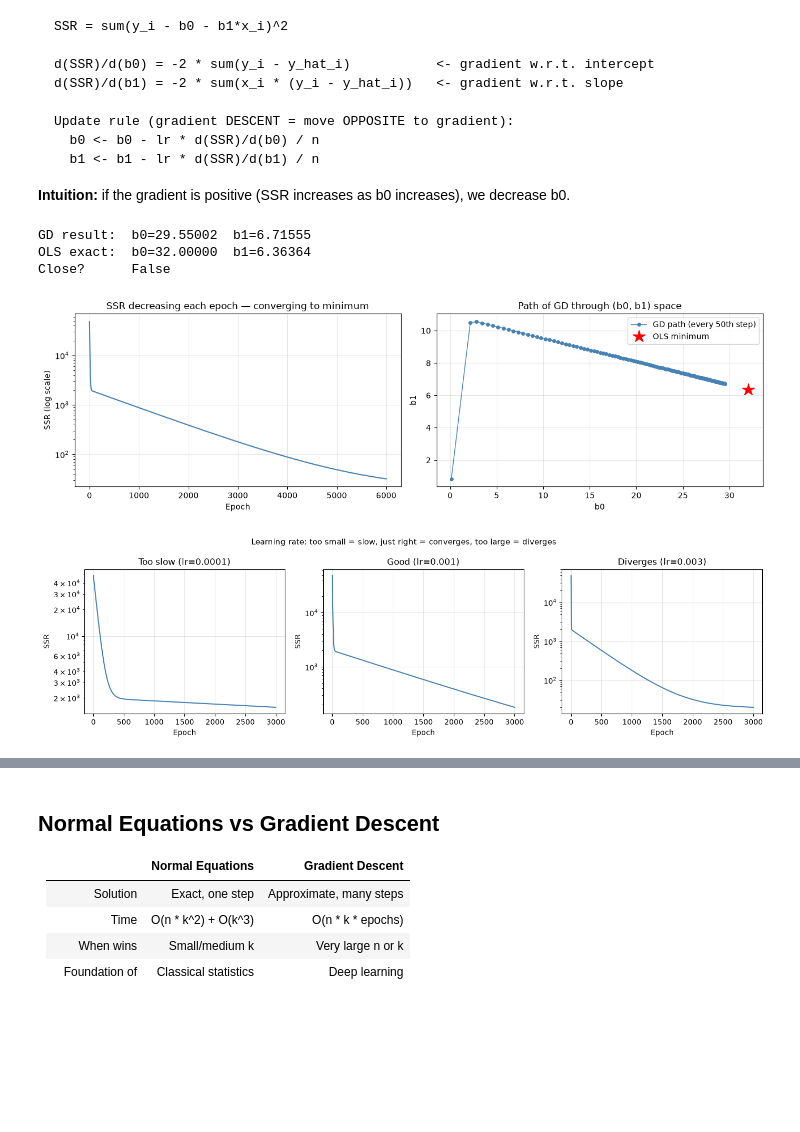
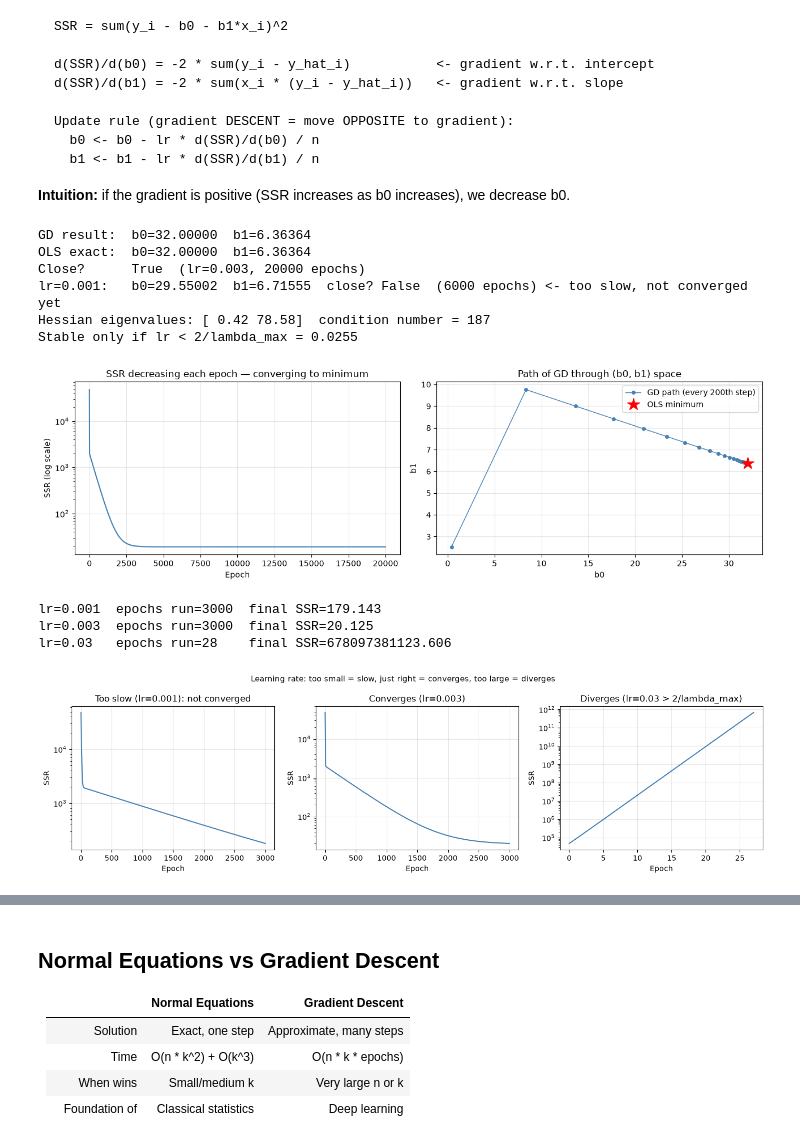
Before and after one commit to Ramu-DE/ML-LinerRegression, a Jupyter notebook: notebooks/NB15_Gradient_Descent.ipynb, the cells around one changed output, grey strips where cells are left out. Saved outputs shown, nothing was run; the diff lists cells and outputs as text; code cells hidden in the pictures; blank space fills up the shorter version.

```diff
--- a/notebooks/NB15_Gradient_Descent.ipynb
+++ b/notebooks/NB15_Gradient_Descent.ipynb
@@ -92,7 +93,10 @@ def gradient_descent(X, y, lr=0.001, epochs=5000):
         history['b0'].append(b0); history['b1'].append(b1)
     return b0, b1, history
 
-b0_gd, b1_gd, hist = gradient_descent(X, y, lr=0.001, epochs=6000)
+# lr=0.003 converges on this raw-x data (it needs ~20,000 epochs because x is not standardised);
+# lr=0.001 is far too slow — still well off after 6,000 epochs
+b0_gd, b1_gd, hist = gradient_descent(X, y, lr=0.003, epochs=20000)
+b0_slow, b1_slow, _ = gradient_descent(X, y, lr=0.001, epochs=6000)
 
 # OLS exact solution
 xbar, ybar = X.mean(), y.mean()
@@ -101,7 +105,13 @@ b0_ols = ybar - b1_ols*xbar
 
 print(f"GD result:  b0={b0_gd:.5f}  b1={b1_gd:.5f}")
 print(f"OLS exact:  b0={b0_ols:.5f}  b1={b1_ols:.5f}")
-print(f"Close?      {np.allclose([b0_gd,b1_gd],[b0_ols,b1_ols],atol=0.01)}")
+print(f"Close?      {np.allclose([b0_gd,b1_gd],[b0_ols,b1_ols],atol=0.01)}  (lr=0.003, 20000 epochs)")
+print(f"lr=0.001:   b0={b0_slow:.5f}  b1={b1_slow:.5f}  close? {np.allclose([b0_slow,b1_slow],[b0_ols,b1_ols],atol=0.01)}  (6000 epochs) <- too slow, not converged yet")
+# Why so slow? The Hessian of mean-SSR is 2*[[1, mean(x)], [mean(x), mean(x^2)]]
+H = 2*np.array([[1, X.mean()], [X.mean(), (X**2).mean()]])
+eig = np.linalg.eigvalsh(H)
+print(f"Hessian eigenvalues: {eig.round(3)}  condition number = {eig.max()/eig.min():.0f}")
+print(f"Stable only if lr < 2/lambda_max = {2/eig.max():.4f}")
 
 fig, axes = plt.subplots(1, 2, figsize=(13, 4))
 axes[0].semilogy(hist['ssr'], color='steelblue', linewidth=1.5)
@@ -109,40 +119,48 @@ axes[0].set_xlabel('Epoch'); axes[0].set_ylabel('SSR (log scale)')
 axes[0].set_title('SSR decreasing each epoch — converging to minimum')
 axes[0].grid(alpha=0.3)
 
-axes[1].plot(hist['b0'][::50], hist['b1'][::50], 'o-', color='steelblue',
-             markersize=4, linewidth=1, label='GD path (every 50th step)')
+axes[1].plot(hist['b0'][::200], hist['b1'][::200], 'o-', color='steelblue',
+             markersize=4, linewidth=1, label='GD path (every 200th step)')
 axes[1].plot(b0_ols, b1_ols, 'r*', markersize=16, label='OLS minimum')
 axes[1].set_xlabel('b0'); axes[1].set_ylabel('b1')
 axes[1].set_title('Path of GD through (b0, b1) space')
 axes[1].legend(); axes[1].grid(alpha=0.3)
 plt.tight_layout(); plt.show()
 # %% [output]
-GD result:  b0=29.55002  b1=6.71555
+GD result:  b0=32.00000  b1=6.36364
 OLS exact:  b0=32.00000  b1=6.36364
-Close?      False
+Close?      True  (lr=0.003, 20000 epochs)
+lr=0.001:   b0=29.55002  b1=6.71555  close? False  (6000 epochs) <- too slow, not converged yet
+Hessian eigenvalues: [ 0.42 78.58]  condition number = 187
+Stable only if lr < 2/lambda_max = 0.0255
-[figure, old version]
+[figure, new version]
 # %%
-# Effect of learning rate
+# Effect of learning rate (raw, un-standardised x)
 import numpy as np, matplotlib.pyplot as plt
-
 fig, axes = plt.subplots(1, 3, figsize=(14, 4))
 for ax, lr, label in zip(axes,
-    [0.0001, 0.001, 0.003],
-    ['Too slow (lr=0.0001)', 'Good (lr=0.001)', 'Diverges (lr=0.003)']):
+    [0.001, 0.003, 0.03],
+    ['Too slow (lr=0.001): not converged', 'Converges (lr=0.003)', 'Diverges (lr=0.03 > 2/lambda_max)']):
     b0, b1 = 0., 0.
     ssrs = []
     for _ in range(3000):
         yhat = b0 + b1*X
         res  = y - yhat
+        ssr  = np.sum(res**2)
+        if not np.isfinite(ssr) or ssr > 1e12:   # stop once it has clearly blown up
+            break
+        ssrs.append(ssr)
         b0  -= lr * (-2*res.mean())
         b1  -= lr * (-2*(X*res).mean())
-        ssrs.append(np.sum(res**2))
     ax.semilogy(ssrs, color='steelblue', linewidth=1.5)
     ax.set_title(label); ax.set_xlabel('Epoch'); ax.set_ylabel('SSR')
     ax.grid(alpha=0.3)
-
+    print(f"lr={lr:<6} epochs run={len(ssrs):<5} final SSR={ssrs[-1]:.3f}")
 plt.suptitle('Learning rate: too small = slow, just right = converges, too large = diverges',
              fontsize=11)
 plt.tight_layout(); plt.show()
 # %% [output]
+lr=0.001  epochs run=3000  final SSR=179.143
+lr=0.003  epochs run=3000  final SSR=20.125
+lr=0.03   epochs run=28    final SSR=678097381123.606
-[figure, old version]
+[figure, new version]
```
Also changed, not shown: parts of 2 cells of this notebook, 18 other files.
